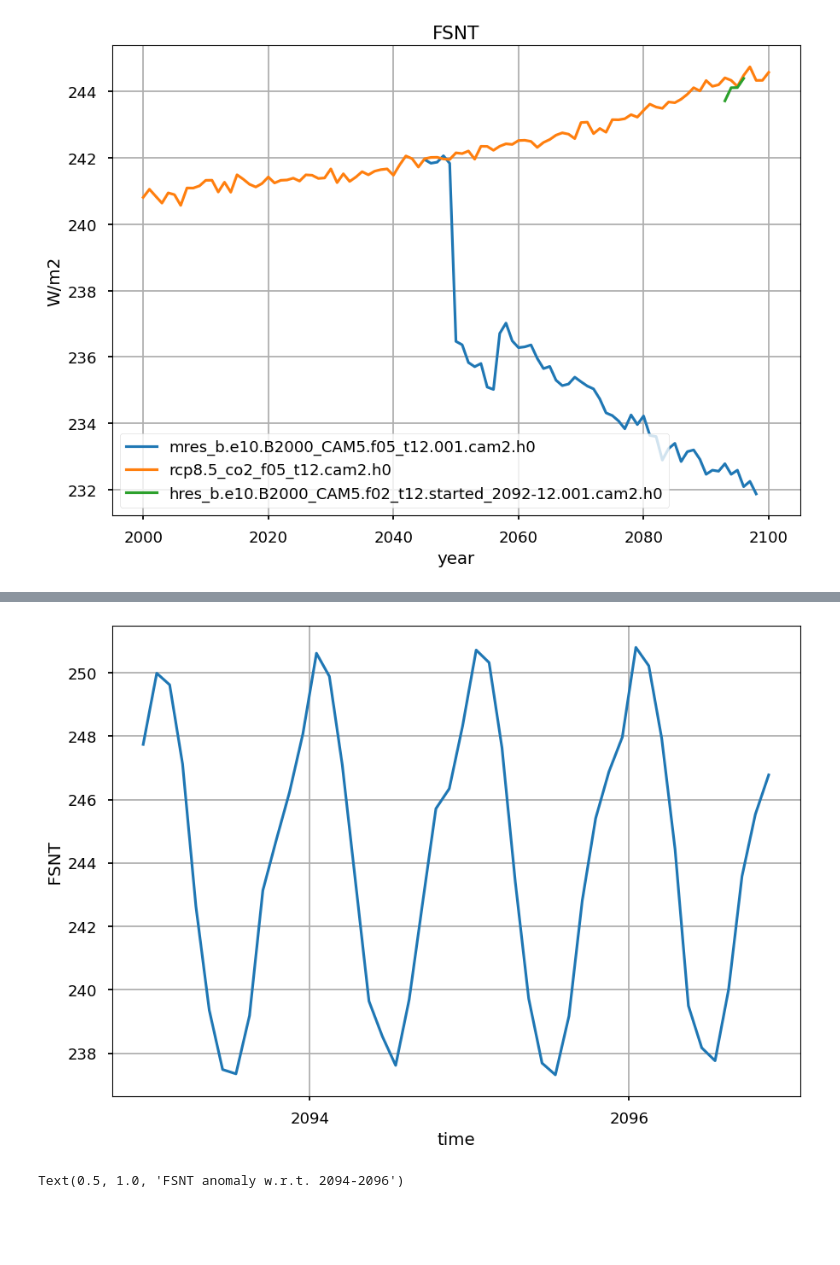
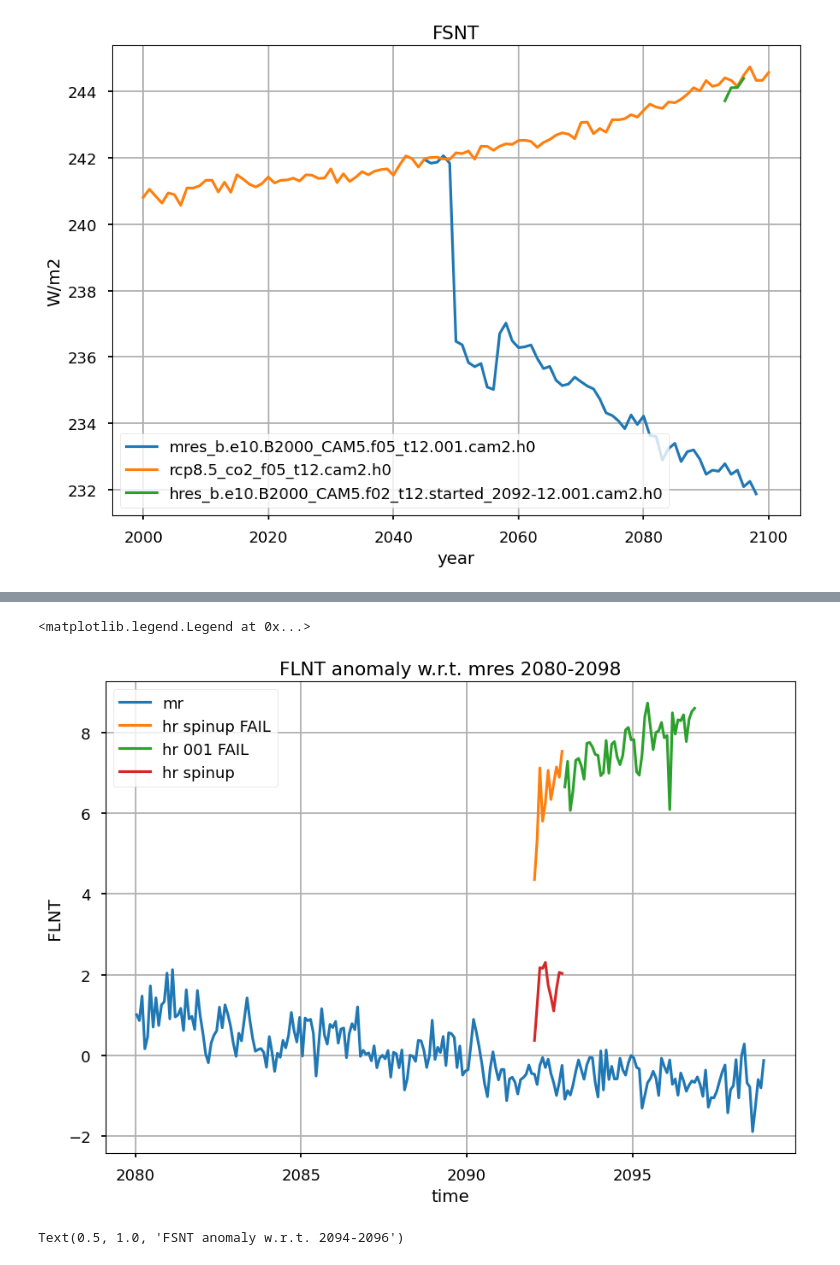
Before and after one commit to JdeJong96/sai-git, a Jupyter notebook: sai/jupyter/hres_check_14aug.ipynb, the cells around one changed output, grey strips where cells are left out. Cells and saved outputs as stored; diff of their text form; code cells hidden in the pictures; blank space fills up the shorter version.

```diff
--- a/sai/jupyter/hres_check_14aug.ipynb
+++ b/sai/jupyter/hres_check_14aug.ipynb
@@ -46,7 +46,11 @@ camhrg = lambda i: hrgdir(i) + f'atm/hist/hres_b.e10.B2000_CAM5.f02_t12.started_
 
 hrsdir = '/projects/0/nwo2021025/archive/hres_b.e10.B2000_CAM5.f02_t12.spinup_from_mres_2092-01_FAIL/'
 camhrs = hrsdir+'atm/hist/hres_b.e10.B2000_CAM5.f02_t12.spinup_from_mres_2092-01.cam2.h0.2092-??.nc'
-volhrs = 'volcaero/volcaero_1999-2100_SSP585_CAMfeedback.nc'
+volhrs = hrsdir+'volcaero/volcaero_1999-2100_SSP585_CAMfeedback.nc'
+
+hrtdir = '/projects/0/nwo2021025/archive/hres_b.e10.B2000_CAM5.f02_t12.spinup_from_mres_2092-01/'
+camhrt = hrtdir+'atm/hist/hres_b.e10.B2000_CAM5.f02_t12.spinup_from_mres_2092-01.cam2.h0.2092-??.nc'
+volhrt = hrtdir+'volcaero/volcaero_1999-2100_SSP585_CAMfeedback.nc'
 # %%
 # run this instead for local testing with a subset of the data
 camc = '/Users/jasperdejong/Documents/PhD/Geo/sai-git/sai/data/deg5/spinup_pd_maxcores_5deg.cam2.h0.????-??.nc'
@@ -141,15 +145,17 @@ def wmean(ds:[xr.Dataset,xr.DataArray], w:xr.DataArray, dims, **kwargs):
 # #MERGE ERROR w_stag conflicting values
 # %%
 %%time
+open_kwargs = {'data_vars': 'minimal', 'coords': 'minimal', 'compat': 'override', 'parallel': True}
 cam = {
     # 'cnt': shift_time(center_time(xr.open_mfdataset(camc, data_vars='minimal', coords='minimal', compat='override')), ndays=365*1800),
-    'cnt': center_time(xr.open_mfdataset(camc, data_vars='minimal', coords='minimal', compat='override')),
-    'geo': center_time(xr.open_mfdataset(camg, data_vars='minimal', coords='minimal', compat='override')),
-    'hr1': center_time(xr.open_mfdataset(camhrg(1), data_vars='minimal', coords='minimal', compat='override')),
-    'hr2': center_time(xr.open_mfdataset(camhrg(2), data_vars='minimal', coords='minimal', compat='override')),
-    'hr3': center_time(xr.open_mfdataset(camhrg(3), data_vars='minimal', coords='minimal', compat='override')),
-    'hr4': center_time(xr.open_mfdataset(camhrg(4), data_vars='minimal', coords='minimal', compat='override')),
-    'hr5': center_time(xr.open_mfdataset(camhrg(5), data_vars='minimal', coords='minimal', compat='override')),
-    'hrs': center_time(xr.open_mfdataset(camhrs, data_vars='minimal', coords='minimal', compat='override')),
+    'cnt': center_time(xr.open_mfdataset(camc, **open_kwargs)),
+    'geo': center_time(xr.open_mfdataset(camg, **open_kwargs)),
+    'hr1': center_time(xr.open_mfdataset(camhrg(1), **open_kwargs)),
+    'hr2': center_time(xr.open_mfdataset(camhrg(2), **open_kwargs)),
+    'hr3': center_time(xr.open_mfdataset(camhrg(3), **open_kwargs)),
+    'hr4': center_time(xr.open_mfdataset(camhrg(4), **open_kwargs)),
+    'hr5': center_time(xr.open_mfdataset(camhrg(5), **open_kwargs)),
+    'hrs': center_time(xr.open_mfdataset(camhrs, **open_kwargs)),
+    'hrt': center_time(xr.open_mfdataset(camhrt, **open_kwargs))
 }
 # %% [output]
@@ -273,8 +301,23 @@ plt.legend(loc='lower left')
 # %%
-wmean(cam['hr1']['FSNT'], cam['hr1'].gw, ('lat','lon')).plot()
+VAR = 'FLNT'
+Tgeo = cam['geo'][VAR].sel(time=slice('2080',None)).groupby('time.month')
+Tspi = cam['hrs'][VAR].groupby('time.month')
+Thr1 = cam['hr1'][VAR].groupby('time.month')
+Thrt = cam['hrt'][VAR].groupby('time.month')
+
+Tgeom = cam['geo'][VAR].sel(time=slice('2080',None)).groupby('time.month').mean()
+Tgeomi = cam['geo'][VAR].sel(time=slice('2080',None)).interp(lat=cam['hrs'].lat, lon=cam['hrs'].lon).groupby('time.month').mean()
+
+wmean((Tgeo - Tgeom), cam['geo'].gw, ('lat','lon')).plot(label='mr')
+wmean(Tspi-Tgeomi, cam['hrs'].gw, ('lat','lon')).plot(label='hr spinup FAIL')
+wmean(Thr1-Tgeomi, cam['hr1'].gw, ('lat','lon')).plot(label='hr 001 FAIL')
+wmean(Thrt-Tgeomi, cam['hrt'].gw, ('lat','lon')).plot(label='hr spinup')
+plt.title(f'{VAR} anomaly w.r.t. mres 2080-2098')
 plt.grid()
+plt.legend()
 # %% [output]
+<matplotlib.legend.Legend at 0x...>
-[figure, old version]
+[figure, new version]
 # %%
 wmean(cam['hr1'].FSNT.groupby('time.month')-cam['hr1'].FSNT.isel(time=slice(12,None)).groupby('time.month').mean(), cam['hr1'].gw, ('lat','lon')).plot(label='hr')
 wmean(cam['hr1'].FSNT.groupby('time.month')-cam['hr1'].FSNT.isel(time=slice(12,None)).groupby('time.month').mean(), cam['hr1'].gw, ('lat','lon')).rolling(time=6, center=True).mean('time').plot(label='hr 6-month mean')
```
Also changed, not shown: parts of 11 cells of this notebook.
